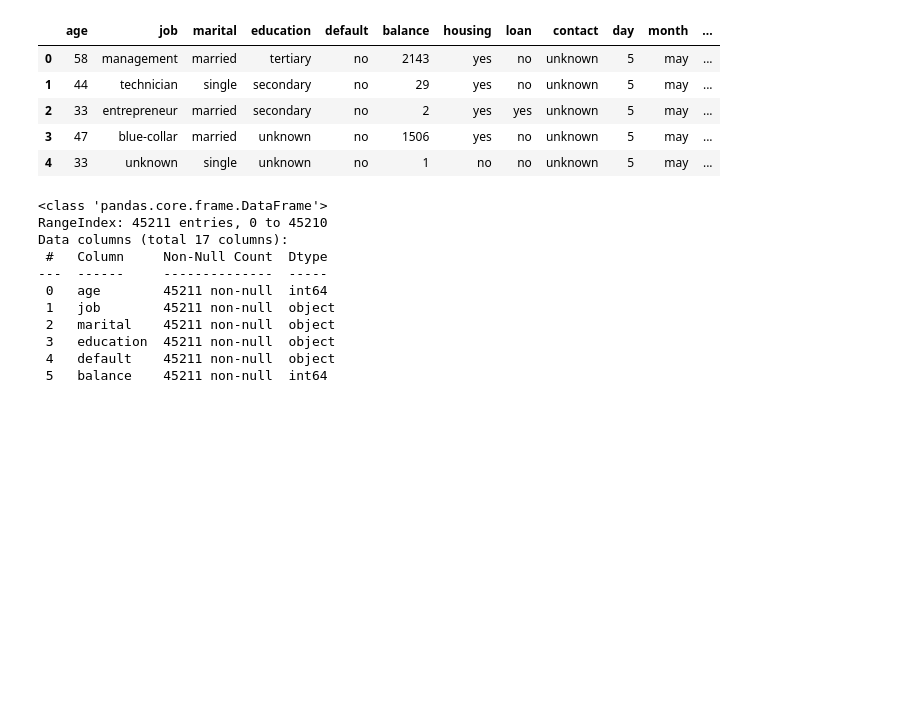
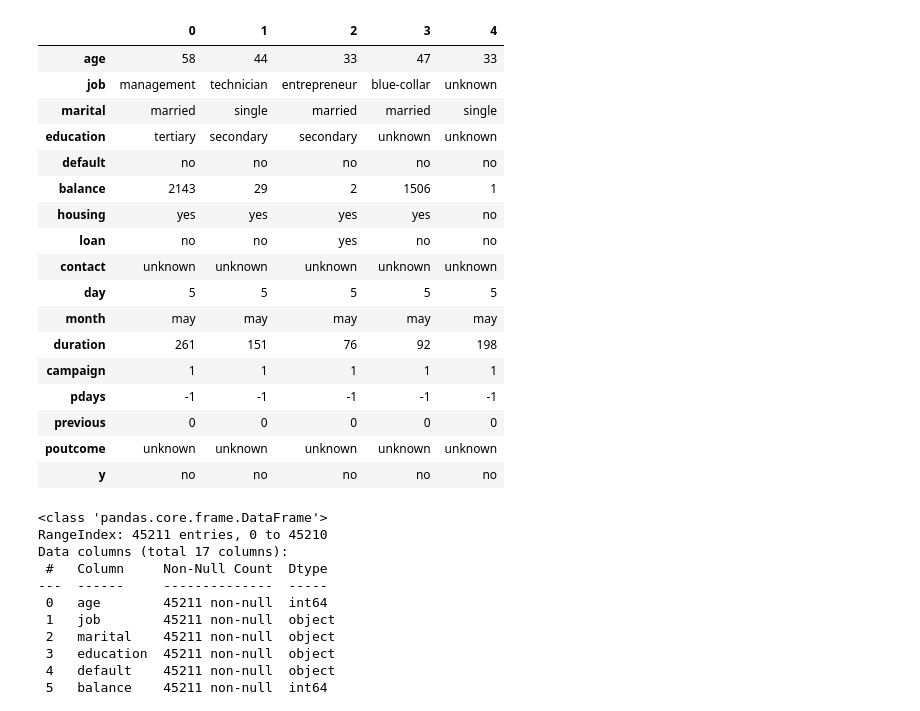
Before and after one commit to aaronGeb/ml-zoomcamp, a Jupyter notebook: classfication/home_3_work.ipynb, the cells around one changed output. Drawn from its saved outputs; the diff is of its cells as text; code cells hidden in the pictures; blank space fills up the shorter version.

```diff
--- a/classfication/home_3_work.ipynb
+++ b/classfication/home_3_work.ipynb
@@ -25,13 +49,25 @@ def load_data_to_data_frame(file_path:str,sep:str=None)->Optional[DataFrame]:
 # %%
 df = load_data_to_data_frame('../data/bank-full.csv',sep=';')
-df.head()
+df.head().T
 # %% [output]
-|  | age | job | marital | education | default | balance | housing | loan | contact | day | month | ... |
-| 0 | 58 | management | married | tertiary | no | 2143 | yes | no | unknown | 5 | may | ... |
-| 1 | 44 | technician | single | secondary | no | 29 | yes | no | unknown | 5 | may | ... |
-| 2 | 33 | entrepreneur | married | secondary | no | 2 | yes | yes | unknown | 5 | may | ... |
-| 3 | 47 | blue-collar | married | unknown | no | 1506 | yes | no | unknown | 5 | may | ... |
-| 4 | 33 | unknown | single | unknown | no | 1 | no | no | unknown | 5 | may | ... |
+|  | 0 | 1 | 2 | 3 | 4 |
+| age | 58 | 44 | 33 | 47 | 33 |
+| job | management | technician | entrepreneur | blue-collar | unknown |
+| marital | married | single | married | married | single |
+| education | tertiary | secondary | secondary | unknown | unknown |
+| default | no | no | no | no | no |
+| balance | 2143 | 29 | 2 | 1506 | 1 |
+| housing | yes | yes | yes | yes | no |
+| loan | no | no | yes | no | no |
+| contact | unknown | unknown | unknown | unknown | unknown |
+| day | 5 | 5 | 5 | 5 | 5 |
+| month | may | may | may | may | may |
+| duration | 261 | 151 | 76 | 92 | 198 |
+| campaign | 1 | 1 | 1 | 1 | 1 |
+| pdays | -1 | -1 | -1 | -1 | -1 |
+| previous | 0 | 0 | 0 | 0 | 0 |
+| poutcome | unknown | unknown | unknown | unknown | unknown |
+| y | no | no | no | no | no |
 # %%
 df.info()
 # %% [output]
```
Also changed, not shown: parts of 33 cells of this notebook, 1 other file.
